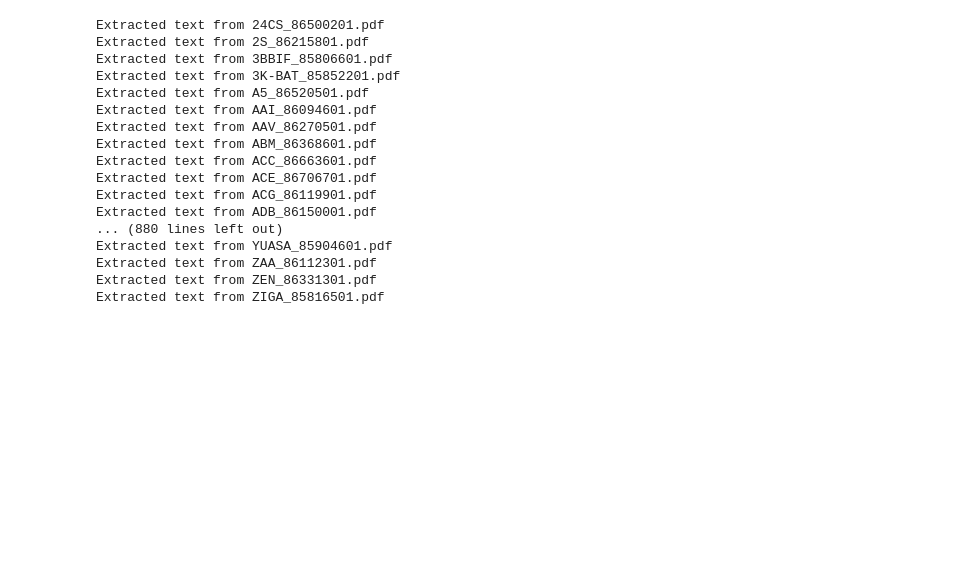
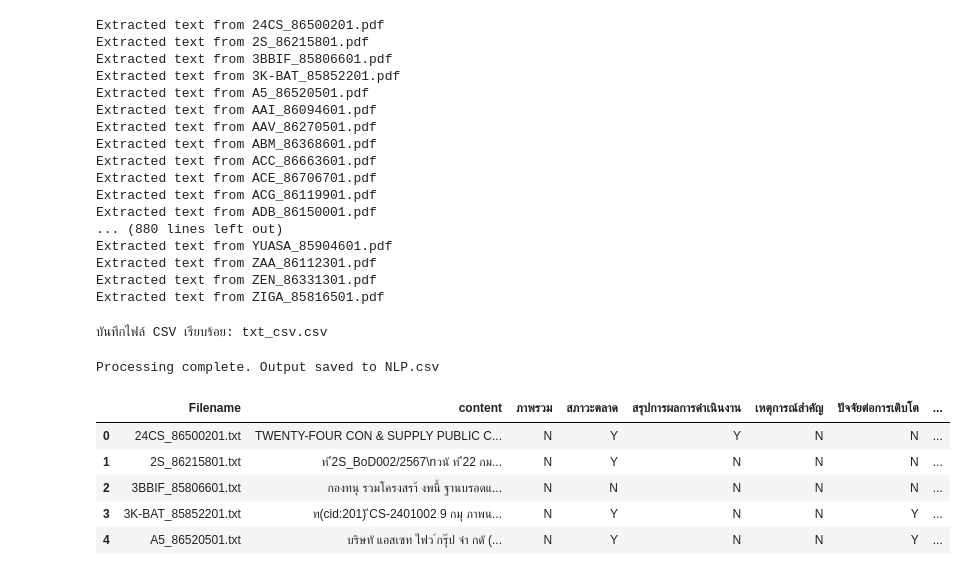
Before and after one commit to Kyaputan/Lab3-Machine-Learning, a Jupyter notebook: NLP/ex02/MD&A Disclosure Quality.ipynb, the cells around one changed output. Saved outputs shown, nothing was run; the diff lists cells and outputs as text; code cells hidden in the pictures; blank space fills up the shorter version.

```diff
--- a/NLP/ex02/MD&A Disclosure Quality.ipynb
+++ b/NLP/ex02/MD&A Disclosure Quality.ipynb
@@ -71,7 +71,7 @@ def create_csv_from_txt(folder_path, output_csv_path):
             filepath = os.path.join(folder_path, filename)
             with open(filepath, 'r', encoding='utf-8') as file:
                 content = file.read().strip()  # อ่านเนื้อหาไฟล์และตัดช่องว่างที่ไม่จำเป็น
-                data.append({'Filename': filename, 'เนื้อหาด้านใน': content})
+                data.append({'Filename': filename, 'content': content})
 
     # สร้าง DataFrame
     df = pd.DataFrame(data)
@@ -84,3 +84,50 @@ def create_csv_from_txt(folder_path, output_csv_path):
 folder_path = "txt"  # เปลี่ยนเป็น path ของโฟลเดอร์ที่มีไฟล์ .txt
 output_csv_path = "txt_csv.csv"  # เปลี่ยนเป็น path ของไฟล์ .csv ที่ต้องการบันทึก
 create_csv_from_txt(folder_path, output_csv_path)
+# %% [output]
+บันทึกไฟล์ CSV เรียบร้อย: txt_csv.csv
+# %%
+import pandas as pd
+import re
+
+def check_section_exists(text, keywords):
+    text_lower = str(text).lower()
+    return 'Y' if any(keyword.lower() in text_lower for keyword in keywords) else 'N'
+
+def process_csv(input_file, output_file):
+    df = pd.read_csv(input_file)
+    sections = {
+        'ภาพรวม': ['สรุป', 'การดำเนินงาน', 'ผลการดำเนินงาน', 'สถานการณ์'],
+        'สภาวะตลาด': ['ราคาขาย', 'เหล็กโลก', 'การปรับตัว', 'ตลาด'],
+        'สรุปการผลการดำเนินงาน': ['กำไรสุทธิ', 'รายได้', 'อัตรากำไร', 'รายงานผล', 'การเปลี่ยนแปลง'],
+        'เหตุการณ์สำคัญ': ['การเปลี่ยนแปลง', 'การเพิ่มขึ้น', 'การปรับตัว'],
+        'ปัจจัยต่อการเติบโต': ['ราคาขายเฉลี่ย', 'การบริหาร', 'สินค้าคงคลัง', 'การเพิ่มขึ้นของรายได้'],
+        'เปิดเผยรายได้': ['รายได้จากการขาย', 'การเพิ่มขึ้นของรายได้', 'ราคาขาย'],
+        'เปิดเผยกำไรที่เปลี่ยนไป': ['กำไรสุทธิ', 'การเพิ่มขึ้น', 'การเปลี่ยนแปลงกำไร'],
+        'คำอธิบายราย': ['การอธิบาย', 'สาเหตุ', 'ผลลัพธ์']
+    }
+
+    # Add new columns with Y/N flags
+    for section, keywords in sections.items():
+        df[section] = df['content'].apply(lambda x: check_section_exists(x, keywords))
+
+    # Save to new CSV
+    df.to_csv(output_file, index=False, encoding='utf-8-sig')
+
+    print(f"Processing complete. Output saved to {output_file}")
+
+# Example usage
+process_csv('txt_csv.csv', 'NLP.csv')
+# %% [output]
+Processing complete. Output saved to NLP.csv
+# %%
+df = pd.read_csv('NLP.csv')
+# %%
+df.head()
+# %% [output]
+|  | Filename | content | ภาพรวม | สภาวะตลาด | สรุปการผลการดำเนินงาน | เหตุการณ์สำคัญ | ปัจจัยต่อการเติบโต | ... |
+| 0 | 24CS_86500201.txt | TWENTY-FOUR CON & SUPPLY PUBLIC C... | N | Y | Y | N | N | ... |
+| 1 | 2S_86215801.txt | ท ่ี2S_BoD002/2567\nวนั ท ่ี22 กม... | N | Y | N | N | N | ... |
+| 2 | 3BBIF_85806601.txt | กองทนุ รวมโครงสรา้ งพนื้ ฐานบรอดแ... | N | N | N | N | N | ... |
+| 3 | 3K-BAT_85852201.txt | ท(cid:201) ีCS-2401002 9 กมุ ภาพน... | N | Y | N | N | Y | ... |
+| 4 | A5_86520501.txt | บริษทั แอสเซท ไฟว ์กรุ๊ป จำ กดั (... | N | Y | N | N | Y | ... |
```
Also changed, not shown: parts of 4 cells of this notebook.
